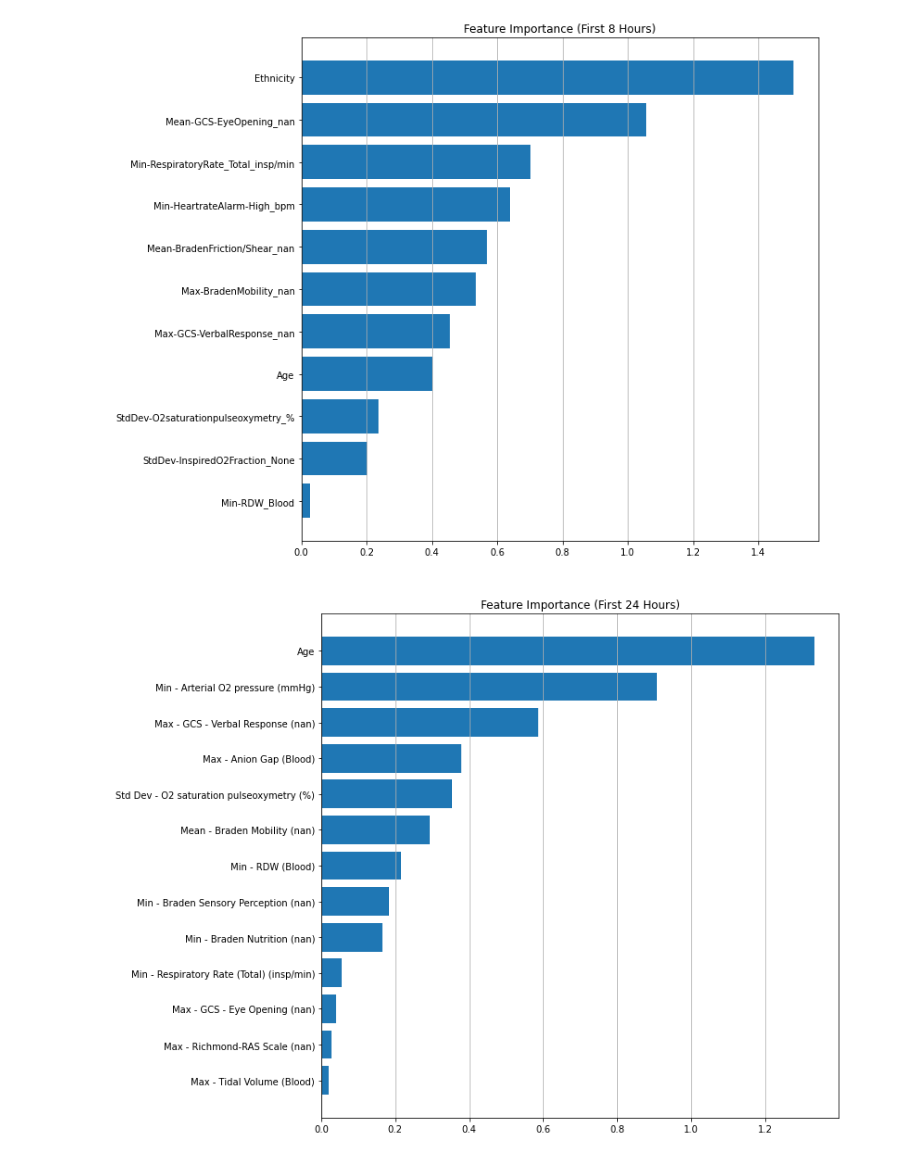
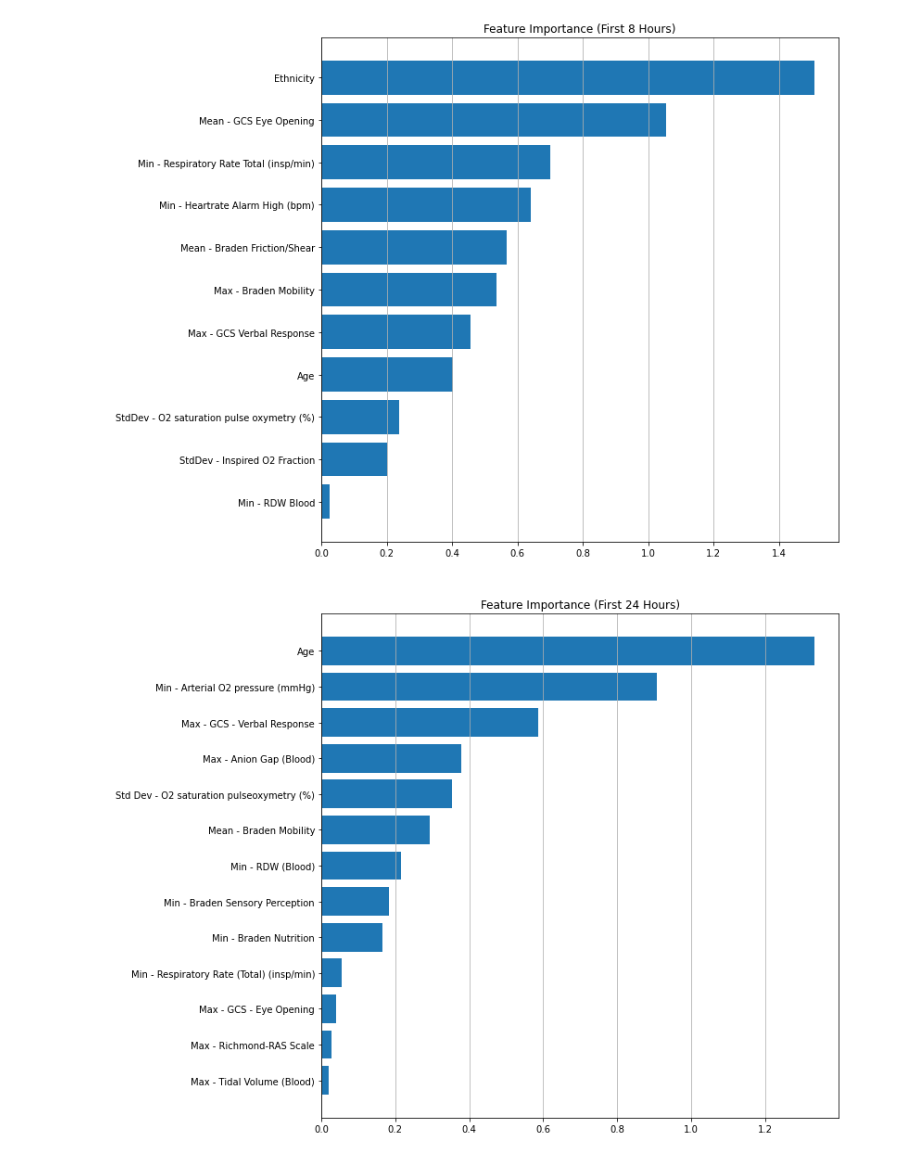
Before and after one commit to DimopDim/MimicIV, a Jupyter notebook: Cyprus_Paper/19_Important_features_plot.ipynb, the cells around one changed output. Saved outputs shown, nothing was run; the diff lists cells and outputs as text; code cells hidden in the pictures.

Commit message:
most important features plot

```diff
--- a/Cyprus_Paper/19_Important_features_plot.ipynb
+++ b/Cyprus_Paper/19_Important_features_plot.ipynb
@@ -1,54 +1,54 @@
 # %%
 import matplotlib.pyplot as plt
 names = [
-    'Min-RDW_Blood',
-    'StdDev-InspiredO2Fraction_None',
-    'StdDev-O2saturationpulseoxymetry_%',
+    'Min - RDW Blood',
+    'StdDev - Inspired O2 Fraction',
+    'StdDev - O2 saturation pulse oxymetry (%)',
     'Age',
-    'Max-GCS-VerbalResponse_nan',
-    'Max-BradenMobility_nan',
-    'Mean-BradenFriction/Shear_nan',
-    'Min-HeartrateAlarm-High_bpm',
-    'Min-RespiratoryRate_Total_insp/min',
-    'Mean-GCS-EyeOpening_nan',
+    'Max - GCS Verbal Response',
+    'Max - Braden Mobility',
+    'Mean - Braden Friction/Shear',
+    'Min - Heartrate Alarm High (bpm)',
+    'Min - Respiratory Rate Total (insp/min)',
+    'Mean - GCS Eye Opening',
     'Ethnicity'
 ]
 values = [
           0.02650561573513783,
           0.20182842806368653,
           0.23722830894290597,
           0.4013635075009716,
           0.4553551938249018,
           0.5352289945634922,
           0.5677877743560258,
           0.6404841111732895,
           0.70166454592341,
           1.0550,
           1.5072
 ]
 
 plt.figure(figsize=(10, 10))
 plt.title('Feature Importance (First 8 Hours)')
 plt.barh(names, values)
 plt.grid(which='major', axis='x', linestyle='-')
 plt.ylabel(' ')
 plt.xlabel(' ')
 plt.show()
 # %% [output]
-[figure, old version]
+[figure, new version]
 # %%
 names = [
     'Max - Tidal Volume (Blood)',
-    'Max - Richmond-RAS Scale (nan)',
-    'Max - GCS - Eye Opening (nan)',
+    'Max - Richmond-RAS Scale',
+    'Max - GCS - Eye Opening',
     'Min - Respiratory Rate (Total) (insp/min)',
-    'Min - Braden Nutrition (nan)',
-    'Min - Braden Sensory Perception (nan)',
+    'Min - Braden Nutrition',
+    'Min - Braden Sensory Perception',
     'Min - RDW (Blood)',
-    'Mean - Braden Mobility (nan)',
+    'Mean - Braden Mobility',
     'Std Dev - O2 saturation pulseoxymetry (%)',
     'Max - Anion Gap (Blood)',
-    'Max - GCS - Verbal Response (nan)',
+    'Max - GCS - Verbal Response',
     'Min - Arterial O2 pressure (mmHg)',
     'Age'
 ]
@@ -76,4 +76,4 @@ plt.ylabel(' ')
 plt.xlabel(' ')
 plt.show()
 # %% [output]
-[figure, old version]
+[figure, new version]
```
